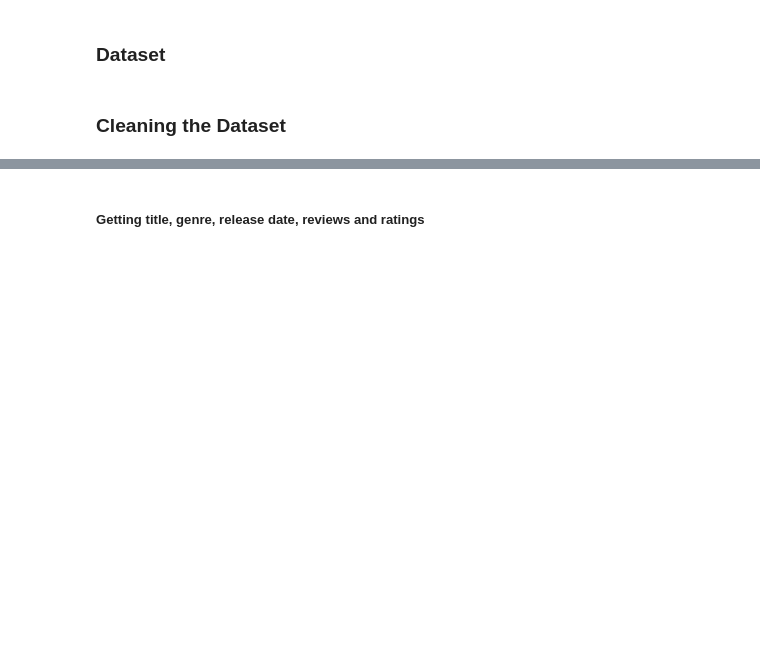
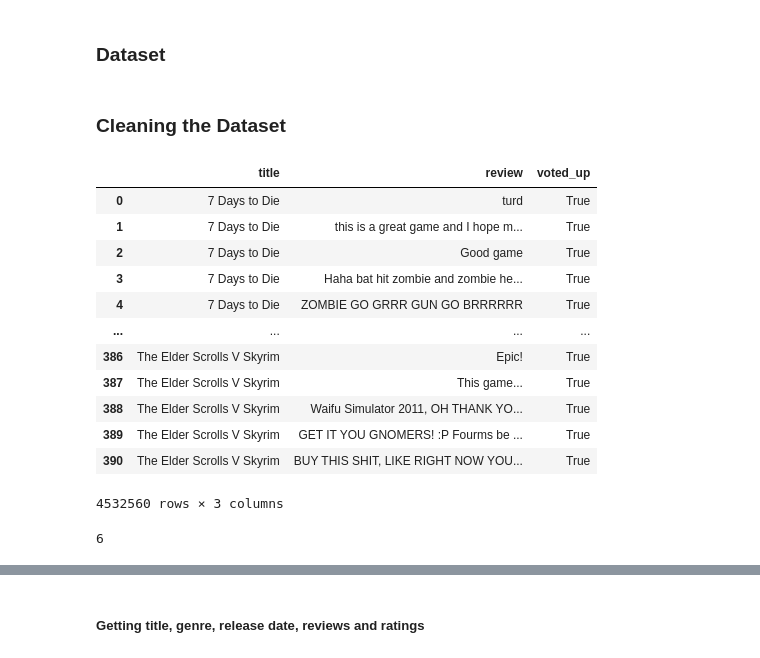
Before and after one commit to pyaepyaelily/videoGame, a Jupyter notebook: videoGame.ipynb, the cells around one changed output, grey strips where cells are left out. Drawn from its saved outputs; the diff is of its cells as text; code cells hidden in the pictures; blank space fills up the shorter version.

```diff
--- a/videoGame.ipynb
+++ b/videoGame.ipynb
@@ -46,15 +48,21 @@ steamCombinedReviews = pd.concat(steamReviewsDF)
 # %%
 #rename for easier identification
 steamGames = steamGames.rename(columns={"name": "title"})
 
-#create a custom cleaning pipeline
-custom_pipeline = [preprocessing.fillna
-                   , preprocessing.lowercase
-                   , preprocessing.remove_punctuation
-                   , preprocessing.remove_diacritics
-                   , preprocessing.remove_whitespace]
-
-steamCombinedReviews['title'] = hero.clean(steamCombinedReviews['title'], pipeline = custom_pipeline)
-#steamCombinedReviews['clean_review'] = hero.clean(steamCombinedReviews['review'], pipeline = custom_pipeline)
-steamGames['title'] = hero.clean(steamGames['title'], pipeline = custom_pipeline)
-steamData['title'] = hero.clean(steamData['name'], pipeline = custom_pipeline)
+#drop columns
+steamCombinedReviews = steamCombinedReviews[["title", "review", "voted_up"]]
+steamCombinedReviews
+# %% [output]
+|  | title | review | voted_up |
+| 0 | 7 Days to Die | turd | True |
+| 1 | 7 Days to Die | this is a great game and I hope m... | True |
+| 2 | 7 Days to Die | Good game | True |
+| 3 | 7 Days to Die | Haha bat hit zombie and zombie he... | True |
+| 4 | 7 Days to Die | ZOMBIE GO GRRR GUN GO BRRRRRR | True |
+| ... | ... | ... | ... |
+| 386 | The Elder Scrolls V Skyrim | Epic! | True |
+| 387 | The Elder Scrolls V Skyrim | This game... | True |
+| 388 | The Elder Scrolls V Skyrim | Waifu Simulator 2011, OH THANK YO... | True |
+| 389 | The Elder Scrolls V Skyrim | GET IT YOU GNOMERS! :P Fourms be ... | True |
+| 390 | The Elder Scrolls V Skyrim | BUY THIS SHIT, LIKE RIGHT NOW YOU... | True |
+4532560 rows × 3 columns
@@ -60,0 +88,4 @@ steamData['title'] = hero.clean(steamData['name'], pipeline = custom_pipeline)
+# %%
+len(chunks)
+# %% [output]
+6
```
Also changed, not shown: parts of 21 cells of this notebook.
